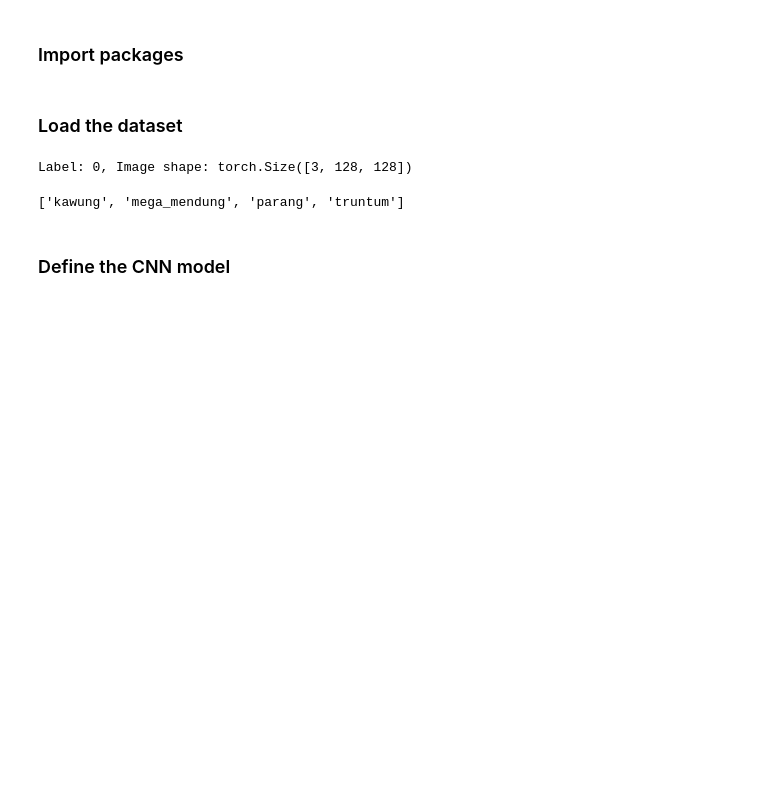
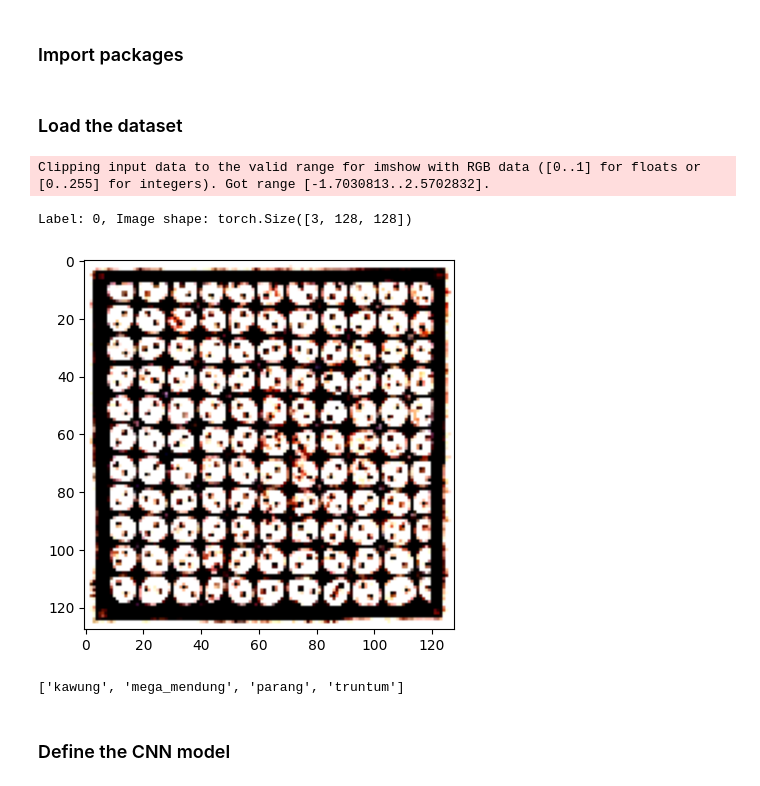
Before and after one commit to irinamrdhtllh/batik-classifier, a Jupyter notebook: main.ipynb, the cells around one changed output. Cells and saved outputs as stored; diff of their text form; code cells hidden in the pictures; blank space fills up the shorter version.

```diff
--- a/main.ipynb
+++ b/main.ipynb
@@ -33,9 +43,12 @@ val_data = DataLoader(val_data, batch_size=32, shuffle=False)
 test_data = DataLoader(test_data, batch_size=32, shuffle=False)
 # %%
 image, label = dataset[0]
+plt.imshow(image.squeeze().cpu().permute(1, 2, 0))
 print(f"Label: {label}, Image shape: {image.shape}")
 # %% [output]
-Label: 0, Image shape: torch.Size([3, 128, 128])
+Clipping input data to the valid range for imshow with RGB data ([0..1] for floats or [0..255] for integers). Got range [-1.7030813..2.5702832].
+Label: 0, Image shape: torch.Size([3, 128, 128])
+[figure, added]
 # %%
 print(dataset.classes)
 # %% [output]
```
Also changed, not shown: parts of 5 cells of this notebook.
